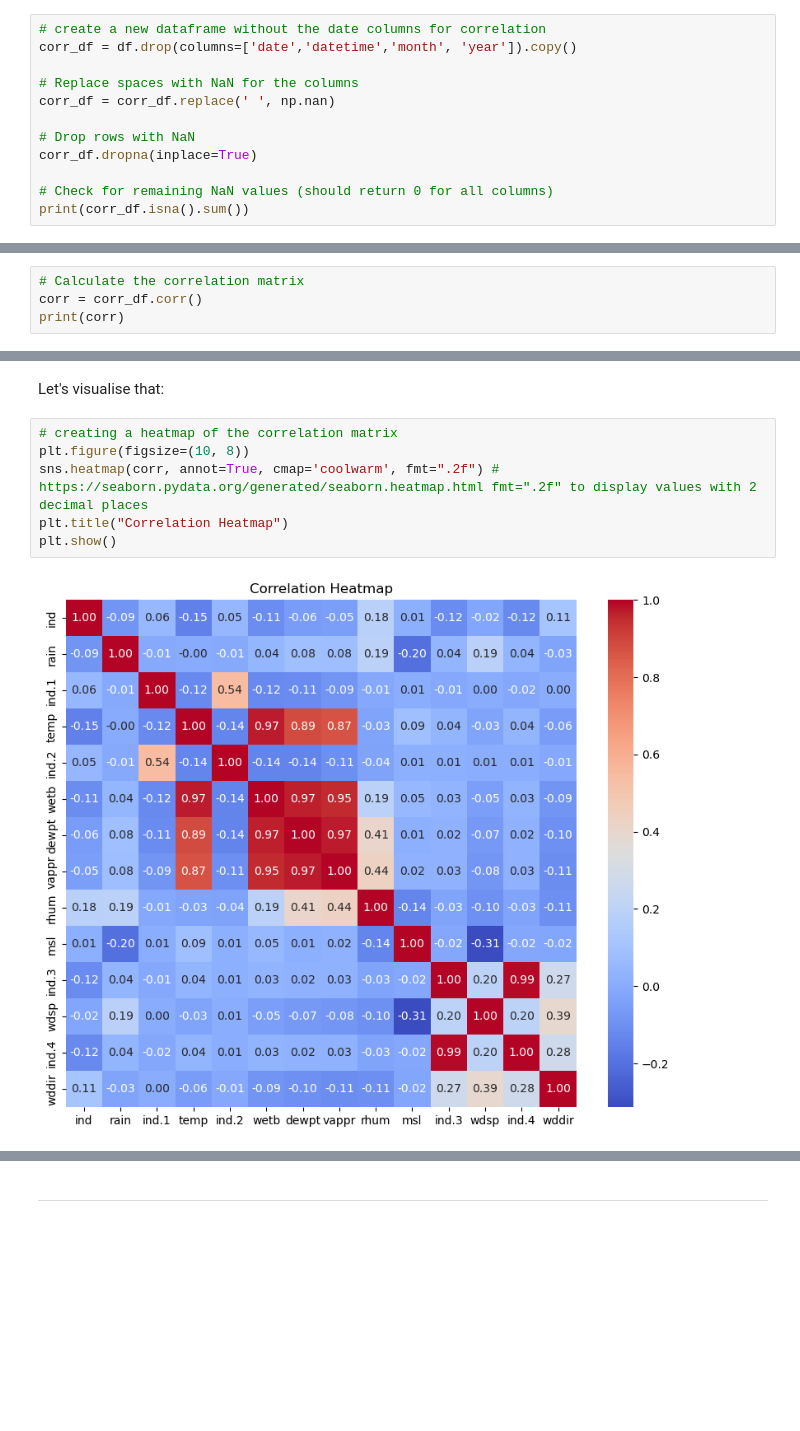
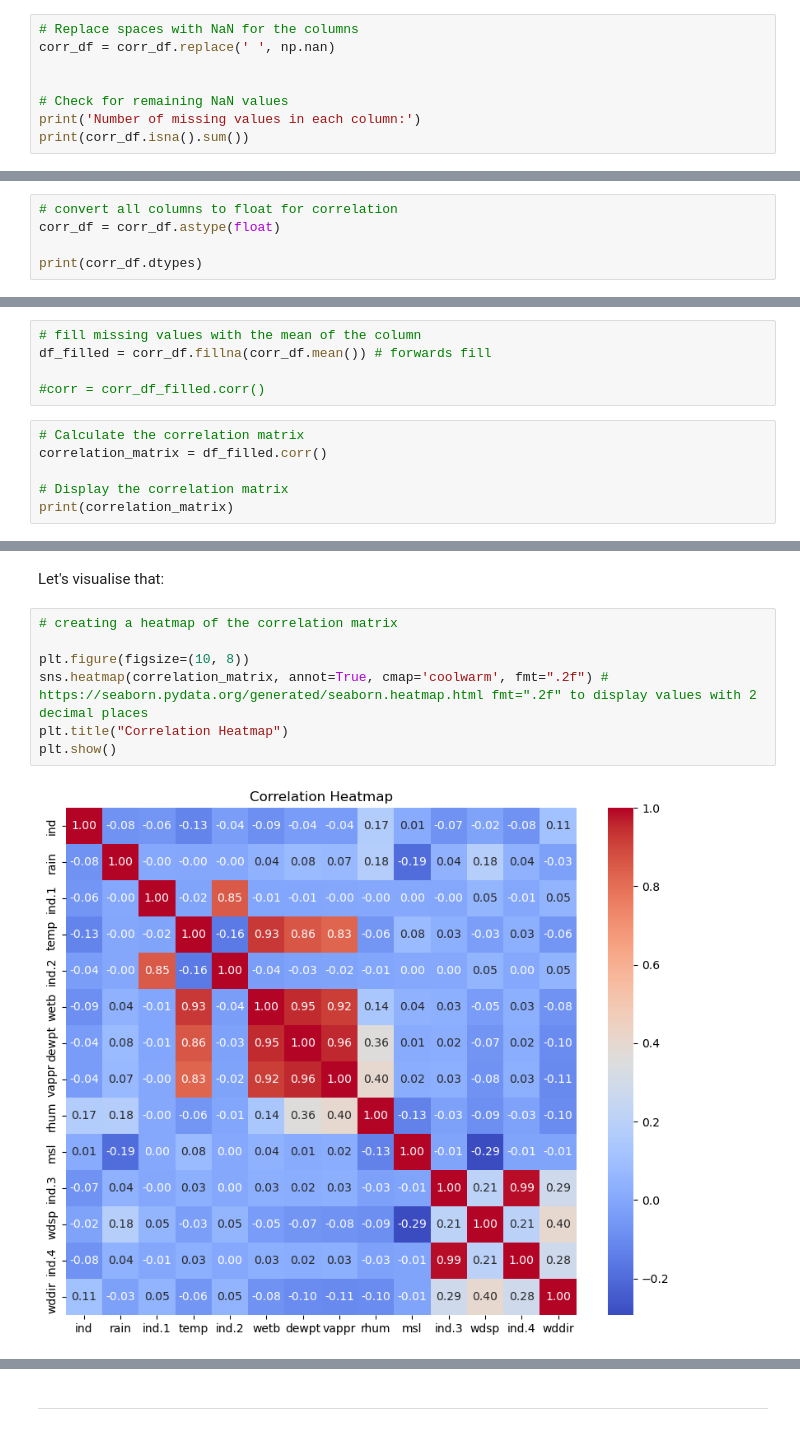
Before and after one commit to mondbr/PFDA_project, a Jupyter notebook: analysis.ipynb, the cells around one changed output, grey strips where cells are left out. Saved outputs shown, nothing was run; the diff lists cells and outputs as text; blank space fills up the shorter version.

```diff
--- a/analysis.ipynb
+++ b/analysis.ipynb
@@ -614,13 +635,9 @@ To do this, I need to clean the data from the other columns.
 # %%
-# create a new dataframe without the date columns for correlation
-corr_df = df.drop(columns=['date','datetime','month', 'year']).copy()
-
 # Replace spaces with NaN for the columns
 corr_df = corr_df.replace(' ', np.nan)
 
-# Drop rows with NaN
-corr_df.dropna(inplace=True)
 
-# Check for remaining NaN values (should return 0 for all columns)
+# Check for remaining NaN values
+print('Number of missing values in each column:')
 print(corr_df.isna().sum())
 # %% [output]
@@ -627,0 +681,5 @@ KeyError: "['month'] not found in axis"
+# %%
+# convert all columns to float for correlation
+corr_df = corr_df.astype(float)
+
+print(corr_df.dtypes)
@@ -628,6 +704,13 @@ KeyError: "['month'] not found in axis"
+# %%
+# fill missing values with the mean of the column
+df_filled = corr_df.fillna(corr_df.mean()) # forwards fill
+
+#corr = corr_df_filled.corr()
 # %%
 # Calculate the correlation matrix
-corr = corr_df.corr()
-print(corr)
+correlation_matrix = df_filled.corr()
+
+# Display the correlation matrix
+print(correlation_matrix)
 # %% [output]
             ind      rain     ind.1      temp     ind.2      wetb     dewpt  \
@@ -651,9 +734,10 @@ wddir -0.112411 -0.105943 -0.023093  0.274688  0.392360  0.275350  1.000000
 Let's visualise that:
 # %%
 # creating a heatmap of the correlation matrix
+
 plt.figure(figsize=(10, 8))
-sns.heatmap(corr, annot=True, cmap='coolwarm', fmt=".2f") # https://seaborn.pydata.org/generated/seaborn.heatmap.html fmt=".2f" to display values with 2 decimal places
+sns.heatmap(correlation_matrix, annot=True, cmap='coolwarm', fmt=".2f") # https://seaborn.pydata.org/generated/seaborn.heatmap.html fmt=".2f" to display values with 2 decimal places
 plt.title("Correlation Heatmap")
 plt.show()
 # %% [output]
-[figure, old version]
+[figure, new version]
```
Also changed, not shown: parts of 85 cells of this notebook.
